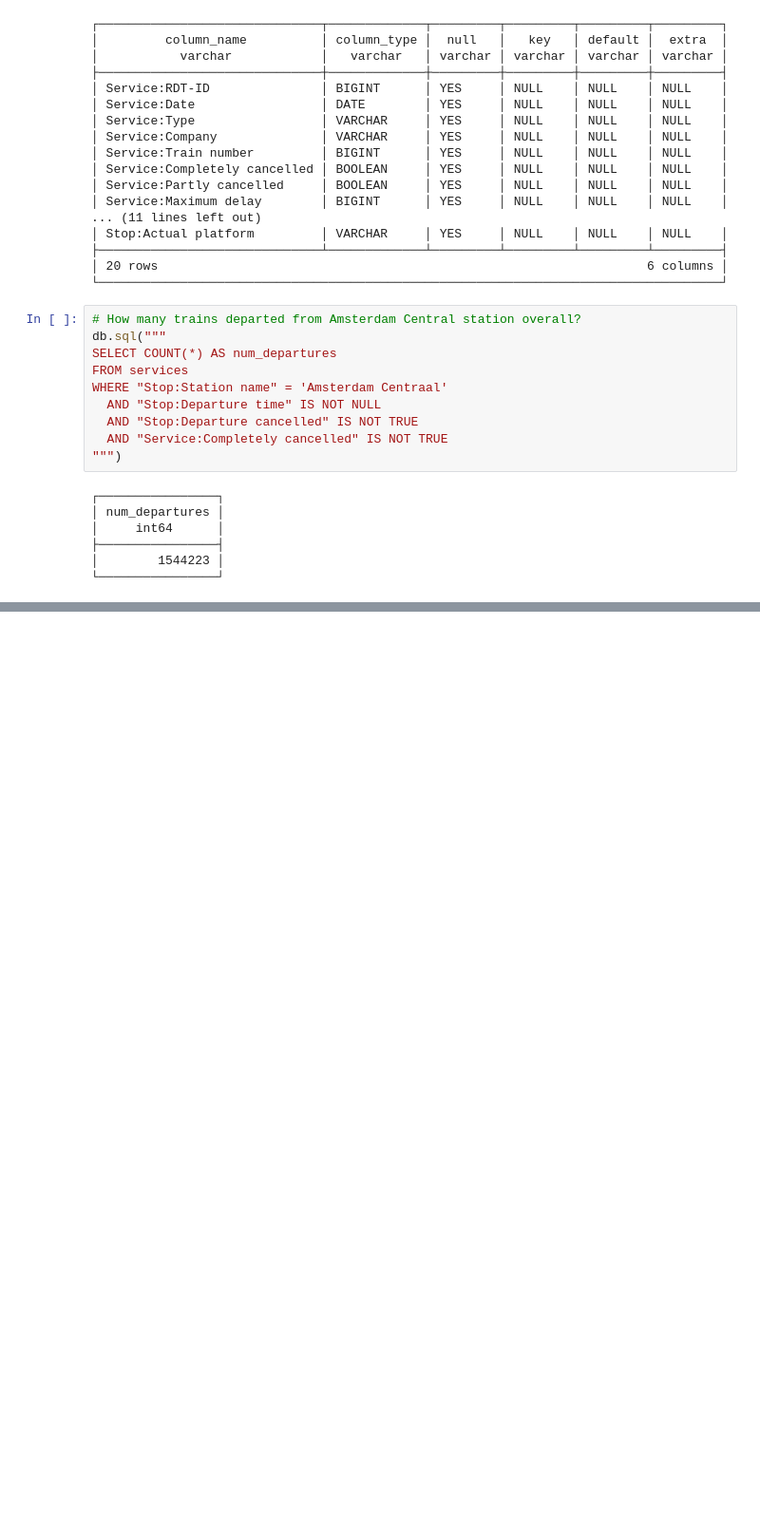
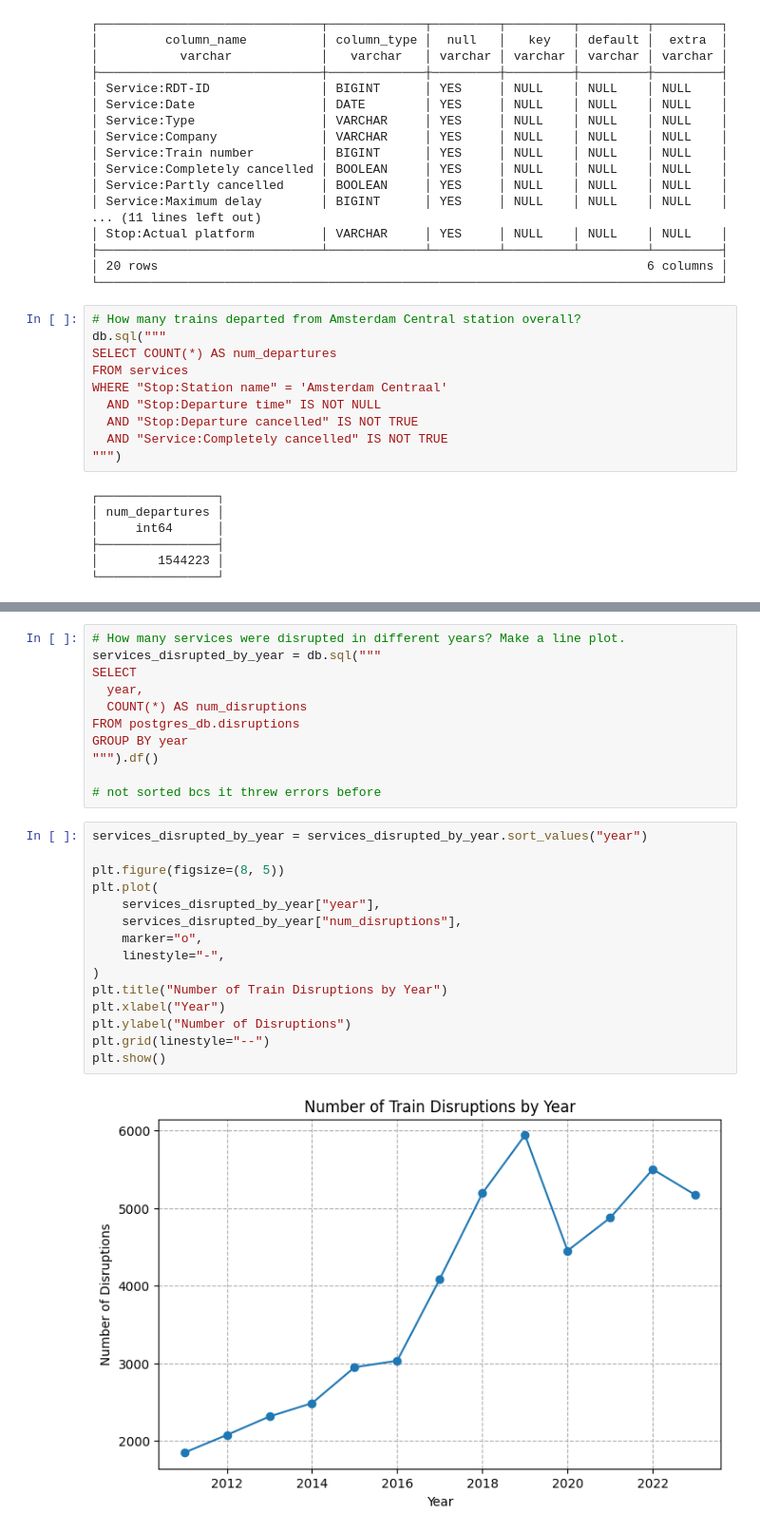
Before and after one commit to juliaryb/MLOps1, a Jupyter notebook: lab02/homework/dutch_trains_analysis.ipynb, the cells around one changed output, grey strips where cells are left out. Shown at 95% size. Cells and saved outputs as stored; diff of their text form; blank space fills up the shorter version.

```diff
--- a/lab02/homework/dutch_trains_analysis.ipynb
+++ b/lab02/homework/dutch_trains_analysis.ipynb
@@ -380,0 +464,28 @@ ORDER BY avg_arrival_delay DESC
+# %%
+# How many services were disrupted in different years? Make a line plot.
+services_disrupted_by_year = db.sql("""
+SELECT
+  year,
+  COUNT(*) AS num_disruptions
+FROM postgres_db.disruptions
+GROUP BY year
+""").df()
+
+# not sorted bcs it threw errors before
+# %%
+services_disrupted_by_year = services_disrupted_by_year.sort_values("year")
+
+plt.figure(figsize=(8, 5))
+plt.plot(
+    services_disrupted_by_year["year"],
+    services_disrupted_by_year["num_disruptions"],
+    marker="o",
+    linestyle="-",
+)
+plt.title("Number of Train Disruptions by Year")
+plt.xlabel("Year")
+plt.ylabel("Number of Disruptions")
+plt.grid(linestyle="--")
+plt.show()
+# %% [output]
+[figure, added]
```
Also changed, not shown: parts of 13 cells of this notebook.
